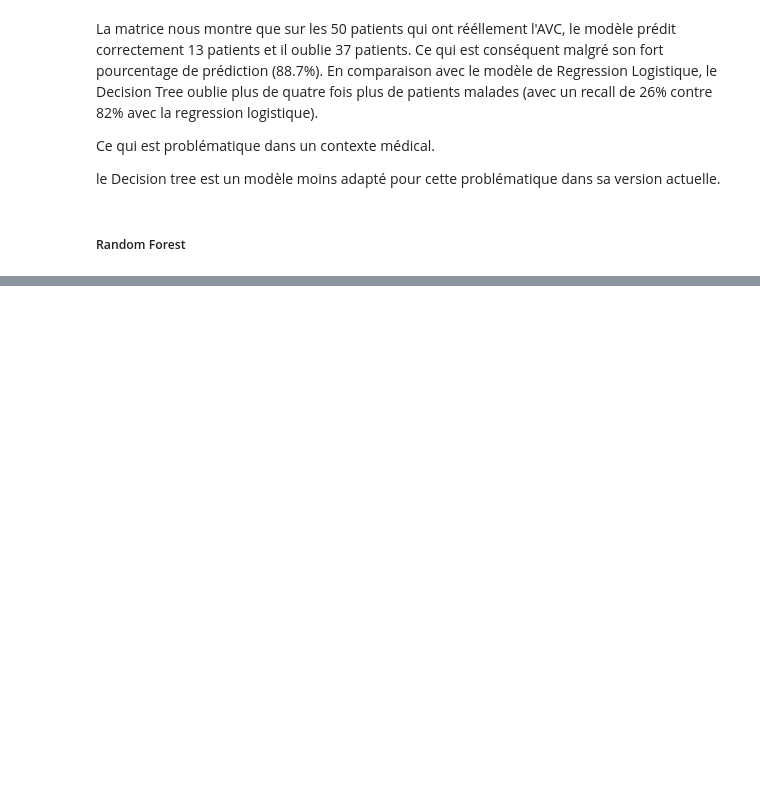
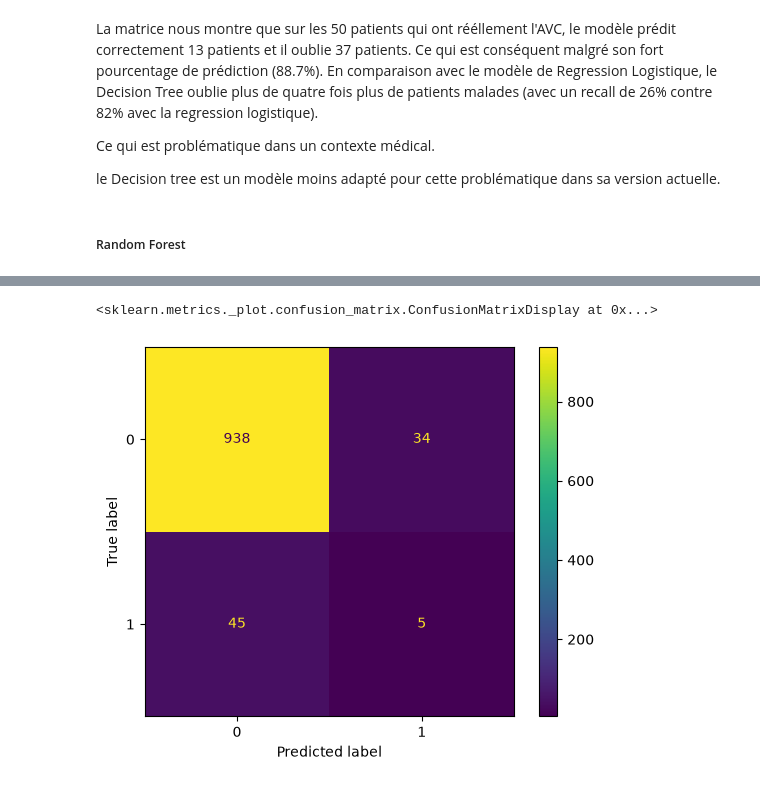
Before and after one commit to Audrey-Djomi/Pr-diction-du-risque-d-AVC-par-Machine-Learning, a Jupyter notebook: notebooks/04_model_training.ipynb, the cells around one changed output, grey strips where cells are left out. Saved outputs shown, nothing was run; the diff lists cells and outputs as text; code cells hidden in the pictures; blank space fills up the shorter version.

Commit message:
modèle Random Forest: entrainer et evaluer

```diff
--- a/notebooks/04_model_training.ipynb
+++ b/notebooks/04_model_training.ipynb
@@ -538,3 +540,11 @@ Ce qui est problématique dans un contexte médical.
 le Decision tree est un modèle moins adapté pour cette problématique dans sa version actuelle.
 # %% [markdown]
 ##### Random Forest
+# %%
+# Modèle
+rf_model = RandomForestClassifier(n_estimators=100,
+                                      random_state=42
+                                      )
+# %%
+# Entrainer le modèle
+rf_model.fit(X_train_balanced, y_train_balanced)
@@ -540,0 +553,4 @@ le Decision tree est un modèle moins adapté pour cette problématique dans sa
+# %%
+# Prediction du modèle
+
+y_pred_rf = rf_model.predict(X_test_final)
@@ -540,0 +578,9 @@ le Decision tree est un modèle moins adapté pour cette problématique dans sa
+# %%
+# Matrix de Confusion
+cm_rf = confusion_matrix(y_test, y_pred_rf)
+
+# Affichons
+ConfusionMatrixDisplay(confusion_matrix= cm_rf).plot()
+# %% [output]
+<sklearn.metrics._plot.confusion_matrix.ConfusionMatrixDisplay at 0x...>
+[figure, added]
```
Also changed, not shown: parts of 6 cells of this notebook, 1 other file.
